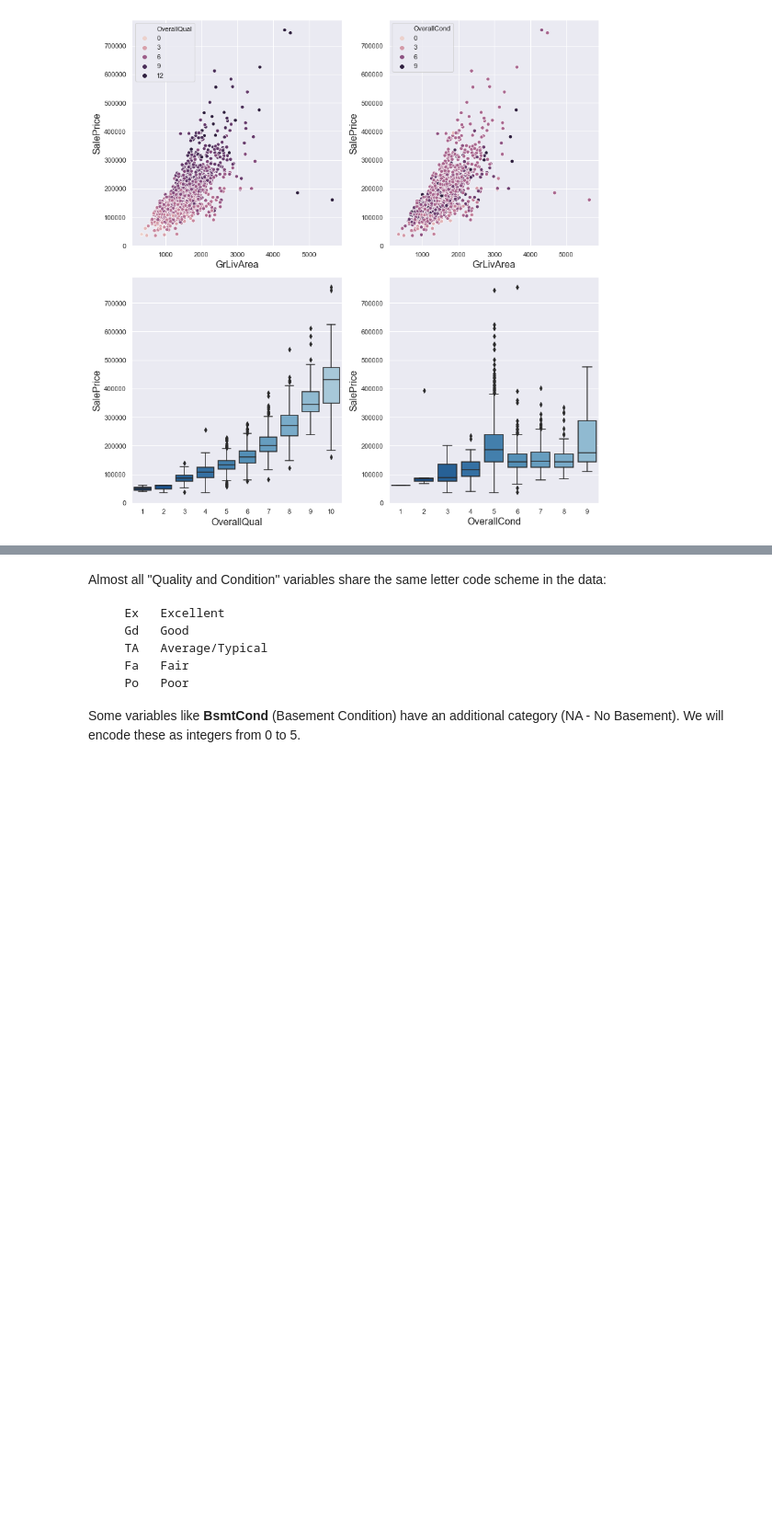
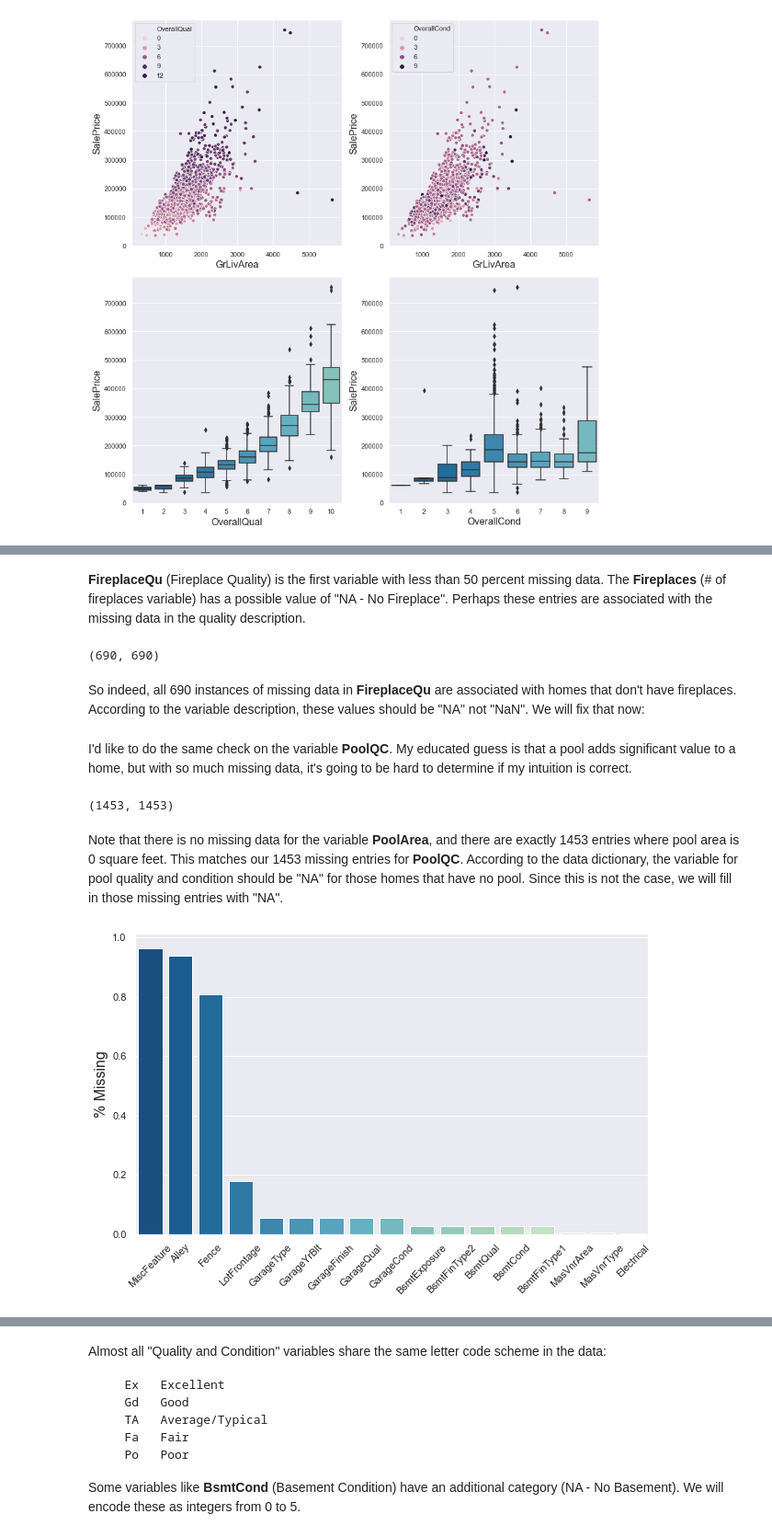
Before and after one commit to wcneill/kaggle, a Jupyter notebook: house prices/sales.ipynb, the cells around one changed output, grey strips where cells are left out. Shown: that part at 92% size. Cells and saved outputs as stored; diff of their text form; code cells hidden in the pictures; blank space fills up the shorter version.

```diff
--- a/house prices/sales.ipynb
+++ b/house prices/sales.ipynb
@@ -98,0 +118,2 @@ Next we will run through some of the other most intuitive predictors of home sal
+# %% [markdown]
+__FireplaceQu__ (Fireplace Quality) is the first variable with less than 50 percent missing data. The __Fireplaces__ (# of fireplaces variable)  has a possible value of "NA - No Fireplace". Perhaps these entries are associated with the missing data in the quality description.
@@ -98,0 +123,6 @@ Next we will run through some of the other most intuitive predictors of home sal
+# %%
+train_df.FireplaceQu.isna().sum(), nofire_na
+# %% [output]
+(690, 690)
+# %% [markdown]
+So indeed, all 690 instances of missing data in __FireplaceQu__ are associated with homes that don't have fireplaces. According to the variable description, these values should be "NA" not "NaN". We will fix that now:
@@ -98,0 +131,9 @@ Next we will run through some of the other most intuitive predictors of home sal
+# %% [markdown]
+I'd like to do the same check on the variable __PoolQC__. My educated guess is that a pool adds significant value to a home, but with so much missing data, it's going to be hard to determine if my intuition is correct.
+# %%
+pool_na = train_df.loc[train_df.PoolQC.isna() & (train_df.PoolArea == 0)].shape[0]
+pool_na, train_df.PoolQC.isna().sum()
+# %% [output]
+(1453, 1453)
+# %% [markdown]
+Note that there is no missing data for the variable __PoolArea__, and there are exactly 1453 entries where pool area is 0 square feet. This matches our 1453 missing entries for __PoolQC__. According to the data dictionary, the variable for pool quality and condition should be "NA" for those homes that have no pool. Since this is not the case, we will fill in those missing entries with "NA".
@@ -98,0 +142,4 @@ Next we will run through some of the other most intuitive predictors of home sal
+# %%
+viz_missing()
+# %% [output]
+[figure, added]
```
Also changed, not shown: parts of 43 cells of this notebook.
